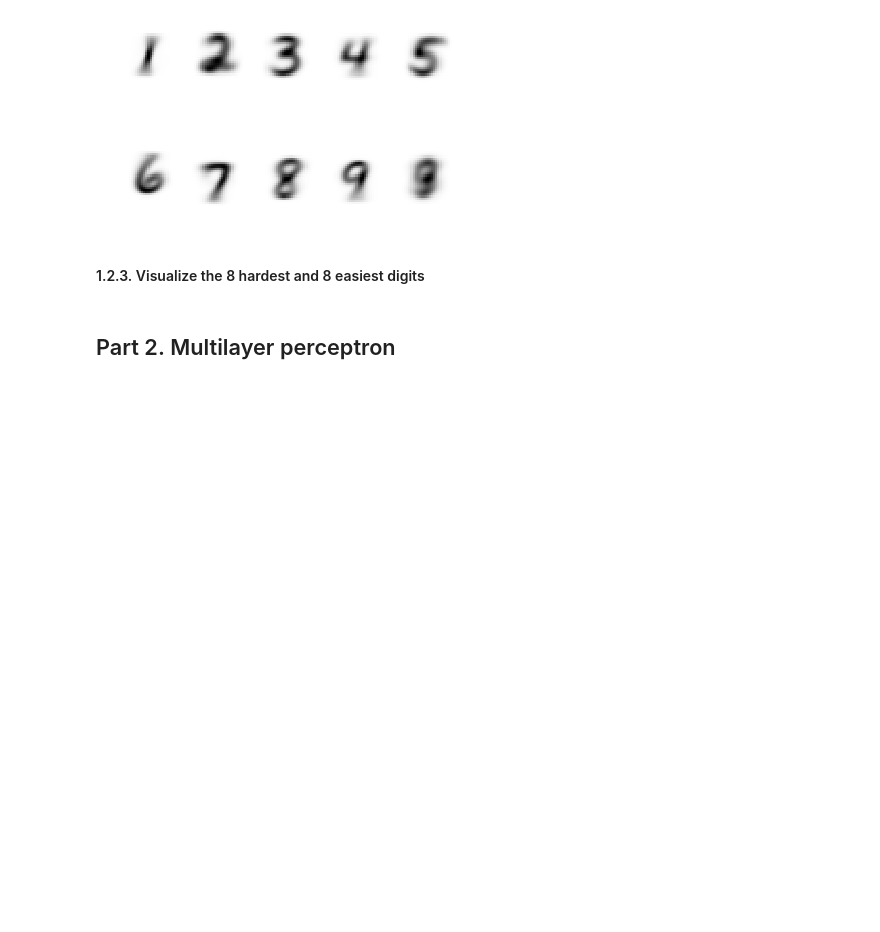
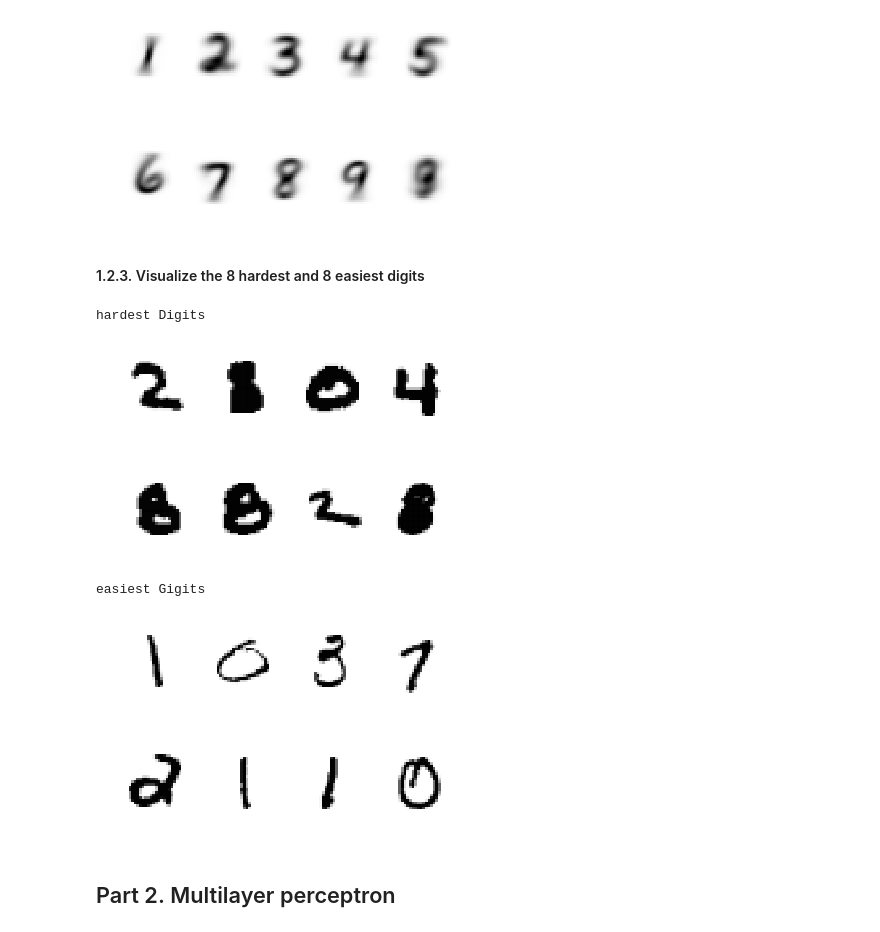
Before and after one commit to jaivalis/MLPR-Labs, a Jupyter notebook: Lab2/Lab2.ipynb, the cells around one changed output. Saved outputs shown, nothing was run; the diff lists cells and outputs as text; code cells hidden in the pictures; blank space fills up the shorter version.

```diff
--- a/Lab2/Lab2.ipynb
+++ b/Lab2/Lab2.ipynb
@@ -192,16 +171,69 @@ plot_training(1, x_train, t_train, x_valid, t_valid)
 def visualize_weights(W):
     plot_digits(W, 5, shape=(28,28))
 
-W = zeros((784,10))
+W = zeros((10, 784))
 b = np.array( [0, 0, 0, 0, 0, 0, 0, 0, 0, 0])
 
 (x_train, t_train), (x_valid, t_valid), (x_test, t_test) = load_mnist()
-W = sgd_iter(x_train, t_train, W, b)
-visualize_weights(np.transpose(W))
+tupl = sgd_iter(x_train, t_train, W, b)
+W = tupl[0]
+b = tupl[1]
+visualize_weights(W)
 # %% [output]
 [figure]
 # %% [markdown]
 #### 1.2.3. Visualize the 8 hardest and 8 easiest digits
+# %%
+from operator import itemgetter
+def task1_2_3():
+    (x_train, t_train), (x_valid, t_valid), (x_test, t_test) = load_mnist()
+    W = np.zeros((10, 784))
+    b = np.zeros(10)
+    tupl = sgd_iter(x_train, t_train, W, b)
+    W = tupl[0]
+    b = tupl[1]
+
+    visualize8hardest(x_valid, t_valid, W, b)
+    visualize8easiest(x_valid, t_valid, W, b)
+
+def visualize8hardest(x_valid, t_valid, W, b):
+    log_ps = []
+    hardestDigits = []
+    for xIndex in range(0, len(x_valid)):
+        x = x_valid[xIndex]
+        t = t_valid[xIndex]
+
+        log_ps.append(get_log_P(x, t, W, b))
+    # find 8 lowest log_ps
+    for i in range (0, 8):
+        index = min(enumerate(log_ps), key=itemgetter(1))[0]
+        log_ps.remove(log_ps[index])
+        hardestDigits.append(x_valid[index])
+
+    plot_digits_list(hardestDigits, 4, "hardest Digits")
+
+def visualize8easiest(x_valid, t_valid, W, b):
+    log_ps = []
+    easiestDigits = []
+    for xIndex in range(0, len(x_valid)):
+        x = x_valid[xIndex]
+        t = t_valid[xIndex]
+
+        log_ps.append(get_log_P(x, t, W, b))
+    # find 8 lowest log_ps
+    for i in range (0, 8):
+        index = max(enumerate(log_ps), key=itemgetter(1))[0]
+        log_ps.remove(log_ps[index])
+        easiestDigits.append(x_valid[index])
+
+    plot_digits_list(easiestDigits, 4, "easiest Gigits")
+
+task1_2_3()
+# %% [output]
+hardest Digits
+[figure, added]
+easiest Gigits
+[figure, added]
 # %% [markdown]
 ## Part 2. Multilayer perceptron
 # %% [markdown]
```
Also changed, not shown: parts of 4 cells of this notebook.
